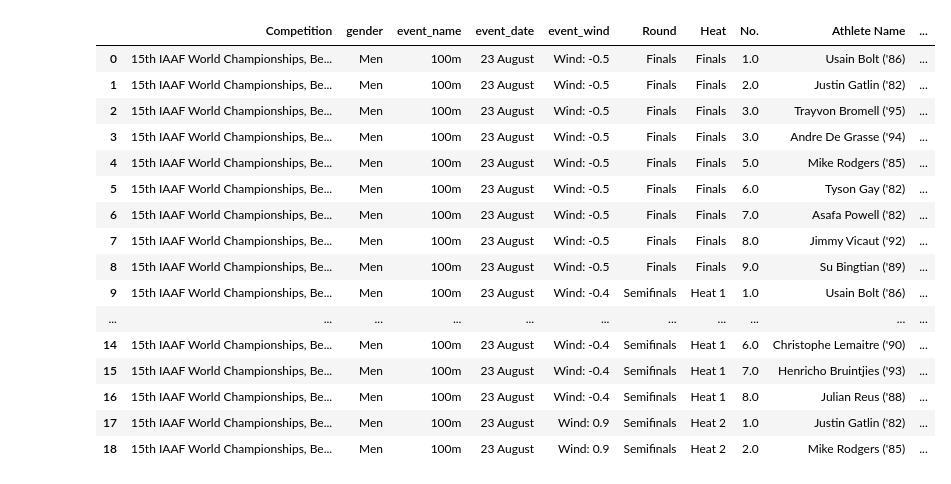
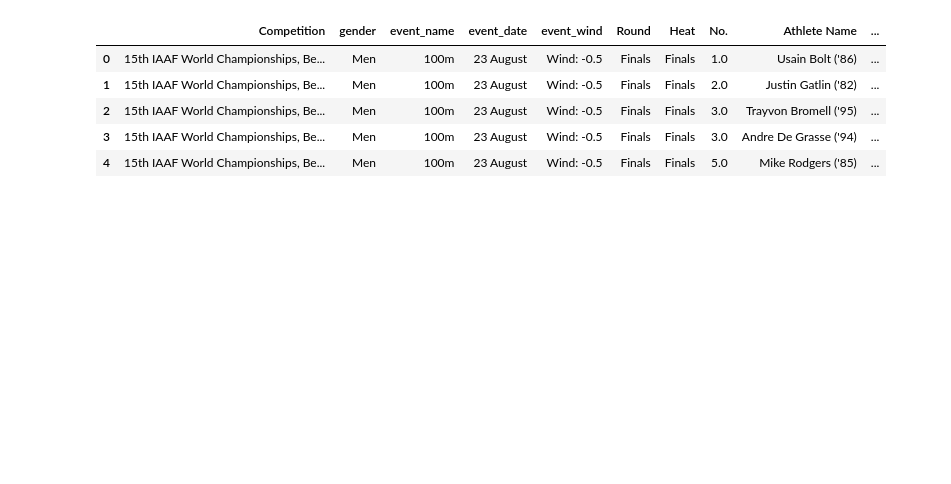
Before and after one commit to abhijit360/Webscraping-DataAnalysis, a Jupyter notebook: notebooks/visualisation.ipynb, the cells around one changed output. Cells and saved outputs as stored; diff of their text form; code cells hidden in the pictures; blank space fills up the shorter version.

```diff
--- a/notebooks/visualisation.ipynb
+++ b/notebooks/visualisation.ipynb
@@ -4,24 +5,13 @@ import matplotlib.pyplot as plt
 # %%
 data_frame = pandas.read_csv("../athleteDATA.csv")
-data_frame.head(19)
+data_frame.head(5)
 # %% [output]
 |  | Competition | gender | event_name | event_date | event_wind | Round | Heat | No. | Athlete Name | ... |
 | 0 | 15th IAAF World Championships, Be... | Men | 100m | 23 August | Wind: -0.5 | Finals | Finals | 1.0 | Usain Bolt ('86) | ... |
 | 1 | 15th IAAF World Championships, Be... | Men | 100m | 23 August | Wind: -0.5 | Finals | Finals | 2.0 | Justin Gatlin ('82) | ... |
 | 2 | 15th IAAF World Championships, Be... | Men | 100m | 23 August | Wind: -0.5 | Finals | Finals | 3.0 | Trayvon Bromell ('95) | ... |
 | 3 | 15th IAAF World Championships, Be... | Men | 100m | 23 August | Wind: -0.5 | Finals | Finals | 3.0 | Andre De Grasse ('94) | ... |
 | 4 | 15th IAAF World Championships, Be... | Men | 100m | 23 August | Wind: -0.5 | Finals | Finals | 5.0 | Mike Rodgers ('85) | ... |
-| 5 | 15th IAAF World Championships, Be... | Men | 100m | 23 August | Wind: -0.5 | Finals | Finals | 6.0 | Tyson Gay ('82) | ... |
-| 6 | 15th IAAF World Championships, Be... | Men | 100m | 23 August | Wind: -0.5 | Finals | Finals | 7.0 | Asafa Powell ('82) | ... |
-| 7 | 15th IAAF World Championships, Be... | Men | 100m | 23 August | Wind: -0.5 | Finals | Finals | 8.0 | Jimmy Vicaut ('92) | ... |
-| 8 | 15th IAAF World Championships, Be... | Men | 100m | 23 August | Wind: -0.5 | Finals | Finals | 9.0 | Su Bingtian ('89) | ... |
-| 9 | 15th IAAF World Championships, Be... | Men | 100m | 23 August | Wind: -0.4 | Semifinals | Heat 1 | 1.0 | Usain Bolt ('86) | ... |
-| ... | ... | ... | ... | ... | ... | ... | ... | ... | ... | ... |
-| 14 | 15th IAAF World Championships, Be... | Men | 100m | 23 August | Wind: -0.4 | Semifinals | Heat 1 | 6.0 | Christophe Lemaitre ('90) | ... |
-| 15 | 15th IAAF World Championships, Be... | Men | 100m | 23 August | Wind: -0.4 | Semifinals | Heat 1 | 7.0 | Henricho Bruintjies ('93) | ... |
-| 16 | 15th IAAF World Championships, Be... | Men | 100m | 23 August | Wind: -0.4 | Semifinals | Heat 1 | 8.0 | Julian Reus ('88) | ... |
-| 17 | 15th IAAF World Championships, Be... | Men | 100m | 23 August | Wind: 0.9 | Semifinals | Heat 2 | 1.0 | Justin Gatlin ('82) | ... |
-| 18 | 15th IAAF World Championships, Be... | Men | 100m | 23 August | Wind: 0.9 | Semifinals | Heat 2 | 2.0 | Mike Rodgers ('85) | ... |
 # %%
 # hundred_meter_mask = data_frame['event_name'] == "100m"
 hundred_meter_data = data_frame[data_frame['event_name'] == "100m"]
```
Also changed, not shown: parts of 4 cells of this notebook.
